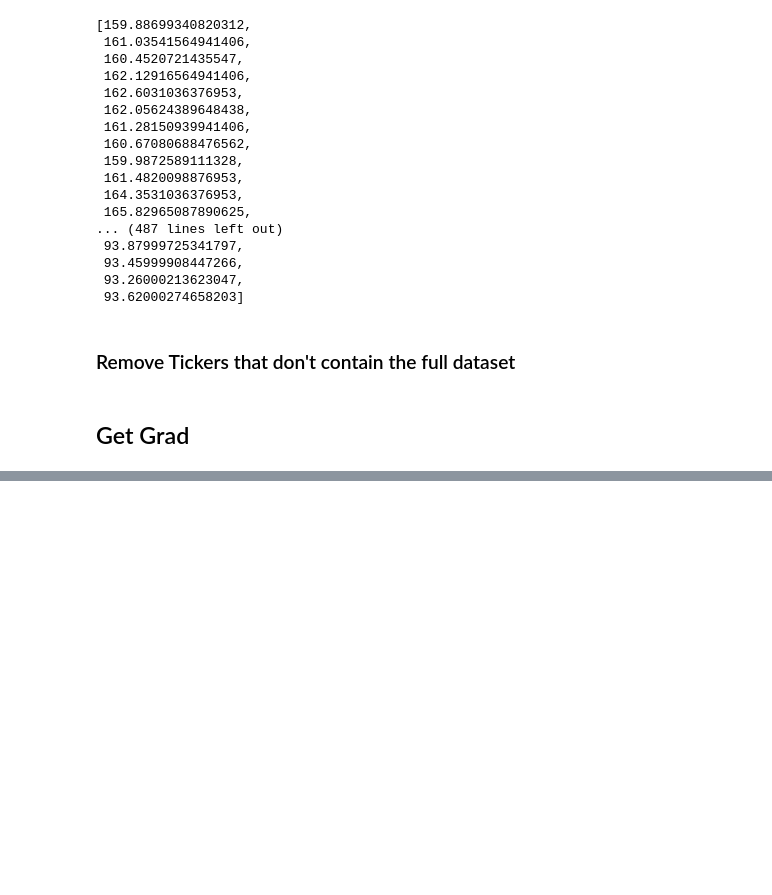
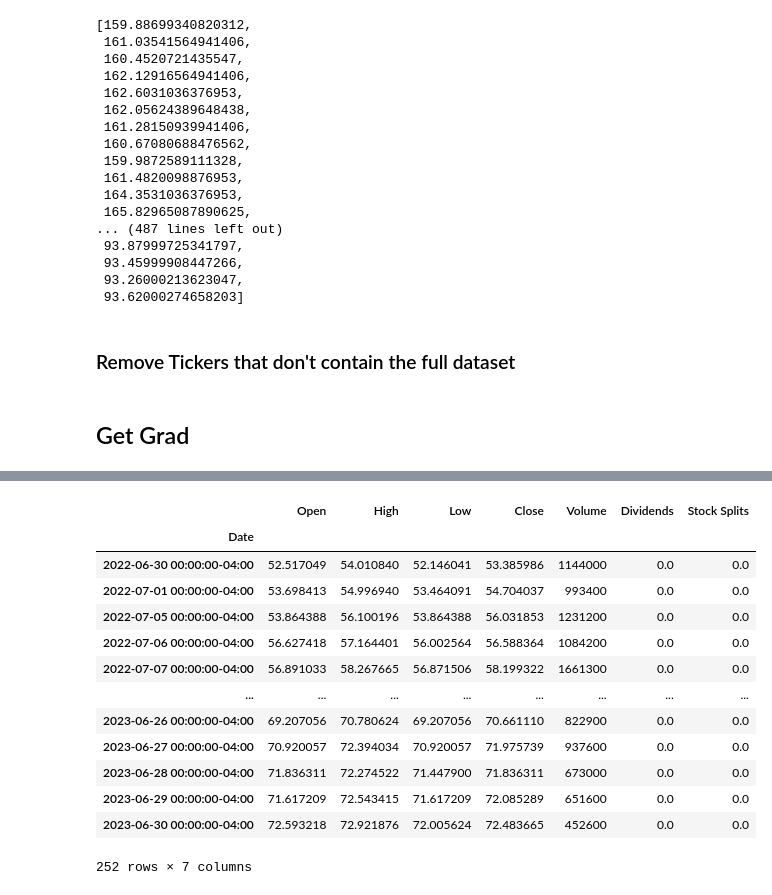
Before and after one commit to marcsz99/stock_analysis, a Jupyter notebook: stock_analysis2/gradient_pred.ipynb, the cells around one changed output, grey strips where cells are left out. Saved outputs shown, nothing was run; the diff lists cells and outputs as text; code cells hidden in the pictures; blank space fills up the shorter version.

```diff
--- a/stock_analysis2/gradient_pred.ipynb
+++ b/stock_analysis2/gradient_pred.ipynb
@@ -178,3 +177,20 @@ grads = grad_obj.get_gradient()
+# %%
+grad_obj.chunked_data[12][0]
+# %% [output]
+|  | Open | High | Low | Close | Volume | Dividends | Stock Splits |
+| Date |  |  |  |  |  |  |  |
+| 2022-06-30 00:00:00-04:00 | 52.517049 | 54.010840 | 52.146041 | 53.385986 | 1144000 | 0.0 | 0.0 |
+| 2022-07-01 00:00:00-04:00 | 53.698413 | 54.996940 | 53.464091 | 54.704037 | 993400 | 0.0 | 0.0 |
+| 2022-07-05 00:00:00-04:00 | 53.864388 | 56.100196 | 53.864388 | 56.031853 | 1231200 | 0.0 | 0.0 |
+| 2022-07-06 00:00:00-04:00 | 56.627418 | 57.164401 | 56.002564 | 56.588364 | 1084200 | 0.0 | 0.0 |
+| 2022-07-07 00:00:00-04:00 | 56.891033 | 58.267665 | 56.871506 | 58.199322 | 1661300 | 0.0 | 0.0 |
+| ... | ... | ... | ... | ... | ... | ... | ... |
+| 2023-06-26 00:00:00-04:00 | 69.207056 | 70.780624 | 69.207056 | 70.661110 | 822900 | 0.0 | 0.0 |
+| 2023-06-27 00:00:00-04:00 | 70.920057 | 72.394034 | 70.920057 | 71.975739 | 937600 | 0.0 | 0.0 |
+| 2023-06-28 00:00:00-04:00 | 71.836311 | 72.274522 | 71.447900 | 71.836311 | 673000 | 0.0 | 0.0 |
+| 2023-06-29 00:00:00-04:00 | 71.617209 | 72.543415 | 71.617209 | 72.085289 | 651600 | 0.0 | 0.0 |
+| 2023-06-30 00:00:00-04:00 | 72.593218 | 72.921876 | 72.005624 | 72.483665 | 452600 | 0.0 | 0.0 |
+252 rows × 7 columns
 # %%
 grads
 # %% [output]
```
Also changed, not shown: parts of 20 cells of this notebook.
